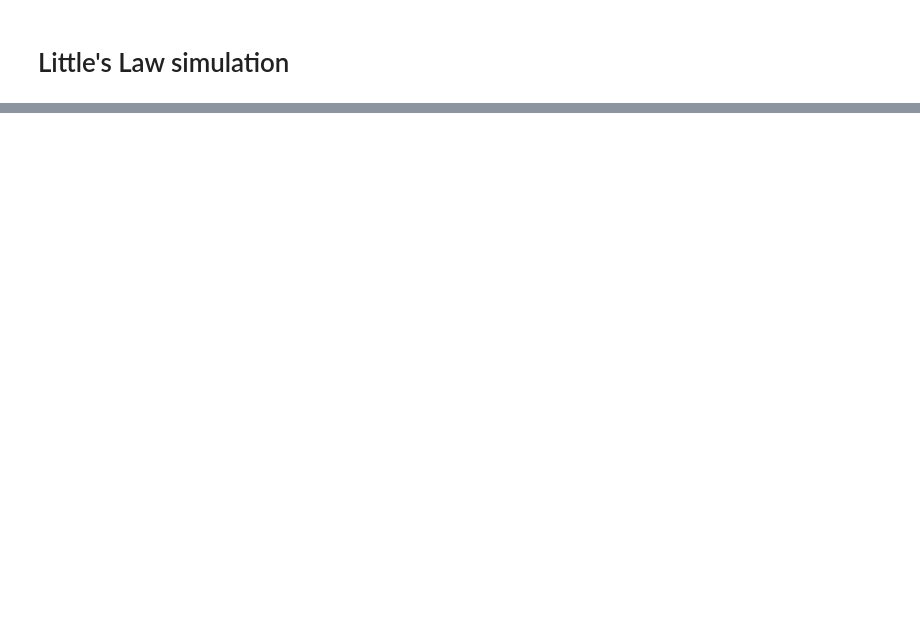
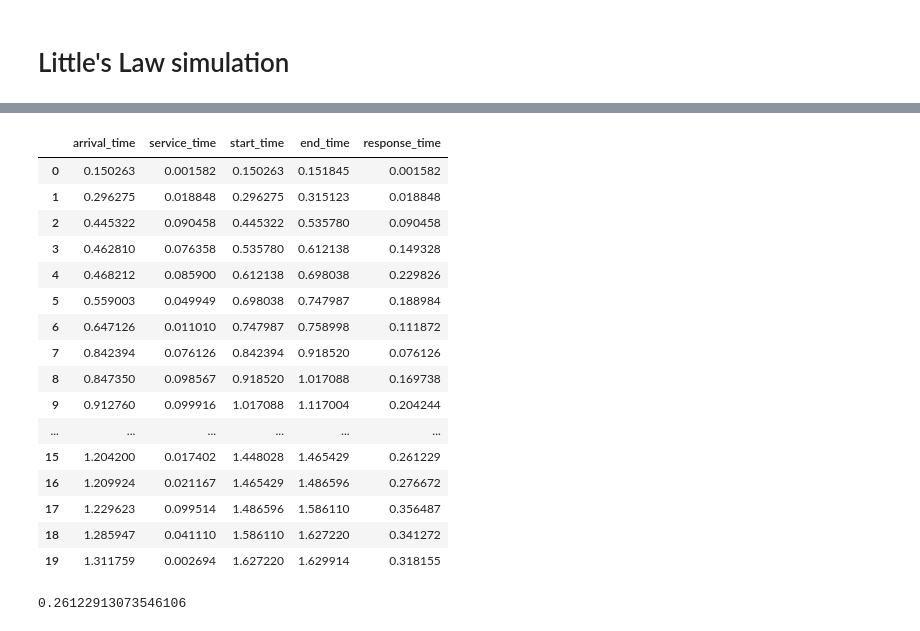
Before and after one commit to williewheeler/stats-demos, a Jupyter notebook: queueing/littles-law-sim.ipynb, the cells around one changed output, grey strips where cells are left out. Cells and saved outputs as stored; diff of their text form; code cells hidden in the pictures; blank space fills up the shorter version.

```diff
--- a/queueing/littles-law-sim.ipynb
+++ b/queueing/littles-law-sim.ipynb
@@ -63,0 +112,36 @@ np.mean(counts)
+# %%
+df = pd.DataFrame({
+    "arrival_time": arrival_times,
+    "service_time": service_times,
+    "start_time": np.zeros(num_events),
+    "end_time": np.zeros(num_events)
+})
+# %%
+df.loc[0, "start_time"] = df.loc[0, "arrival_time"]
+df.loc[0, "end_time"] = df.loc[0, "start_time"] + df.loc[0, "service_time"]
+# %%
+for i in range(1, num_events):
+    df.loc[i, "start_time"] = max(df.loc[i, "arrival_time"], df.loc[i-1, "end_time"])
+    df.loc[i, "end_time"] = df.loc[i, "start_time"] + df.loc[i, "service_time"]
+# %%
+df["response_time"] = df["end_time"] - df["arrival_time"]
+# %%
+df.head(20)
+# %% [output]
+|  | arrival_time | service_time | start_time | end_time | response_time |
+| 0 | 0.150263 | 0.001582 | 0.150263 | 0.151845 | 0.001582 |
+| 1 | 0.296275 | 0.018848 | 0.296275 | 0.315123 | 0.018848 |
+| 2 | 0.445322 | 0.090458 | 0.445322 | 0.535780 | 0.090458 |
+| 3 | 0.462810 | 0.076358 | 0.535780 | 0.612138 | 0.149328 |
+| 4 | 0.468212 | 0.085900 | 0.612138 | 0.698038 | 0.229826 |
+| 5 | 0.559003 | 0.049949 | 0.698038 | 0.747987 | 0.188984 |
+| 6 | 0.647126 | 0.011010 | 0.747987 | 0.758998 | 0.111872 |
+| 7 | 0.842394 | 0.076126 | 0.842394 | 0.918520 | 0.076126 |
+| 8 | 0.847350 | 0.098567 | 0.918520 | 1.017088 | 0.169738 |
+| 9 | 0.912760 | 0.099916 | 1.017088 | 1.117004 | 0.204244 |
+| ... | ... | ... | ... | ... | ... |
+| 15 | 1.204200 | 0.017402 | 1.448028 | 1.465429 | 0.261229 |
+| 16 | 1.209924 | 0.021167 | 1.465429 | 1.486596 | 0.276672 |
+| 17 | 1.229623 | 0.099514 | 1.486596 | 1.586110 | 0.356487 |
+| 18 | 1.285947 | 0.041110 | 1.586110 | 1.627220 | 0.341272 |
+| 19 | 1.311759 | 0.002694 | 1.627220 | 1.629914 | 0.318155 |
@@ -63,0 +150,4 @@ np.mean(counts)
+# %%
+mean_response_time
+# %% [output]
+0.26122913073546106
```
Also changed, not shown: parts of 27 cells of this notebook.
